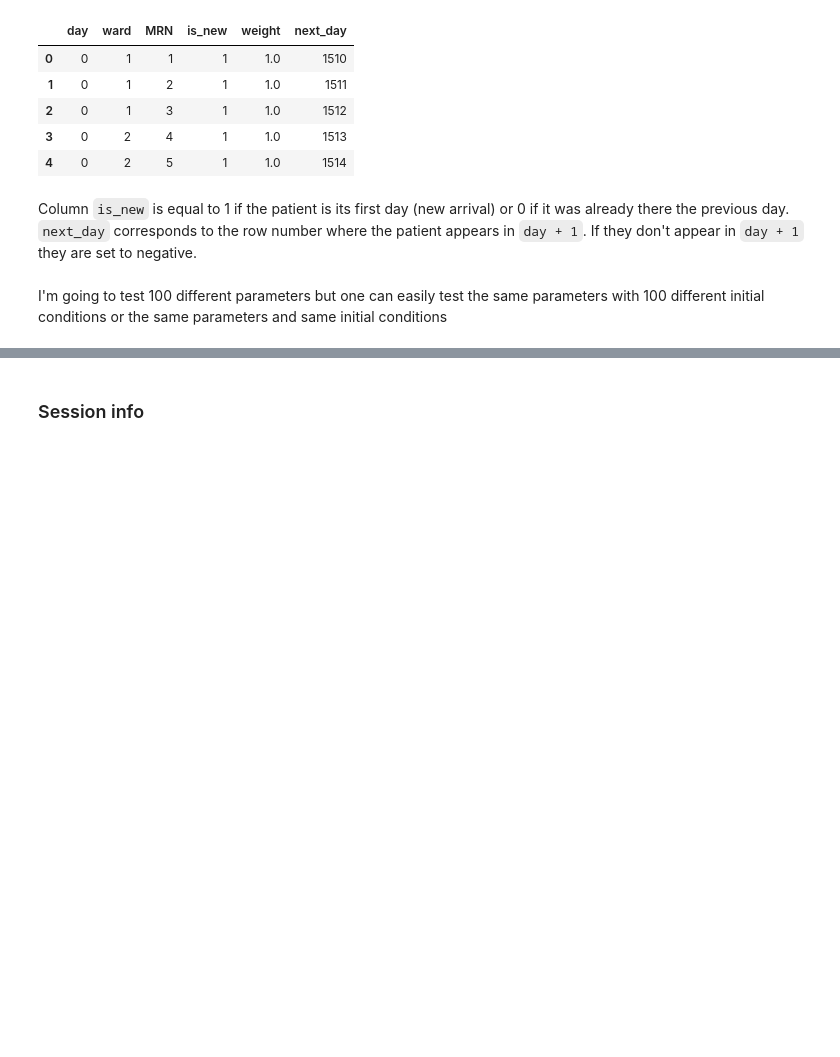
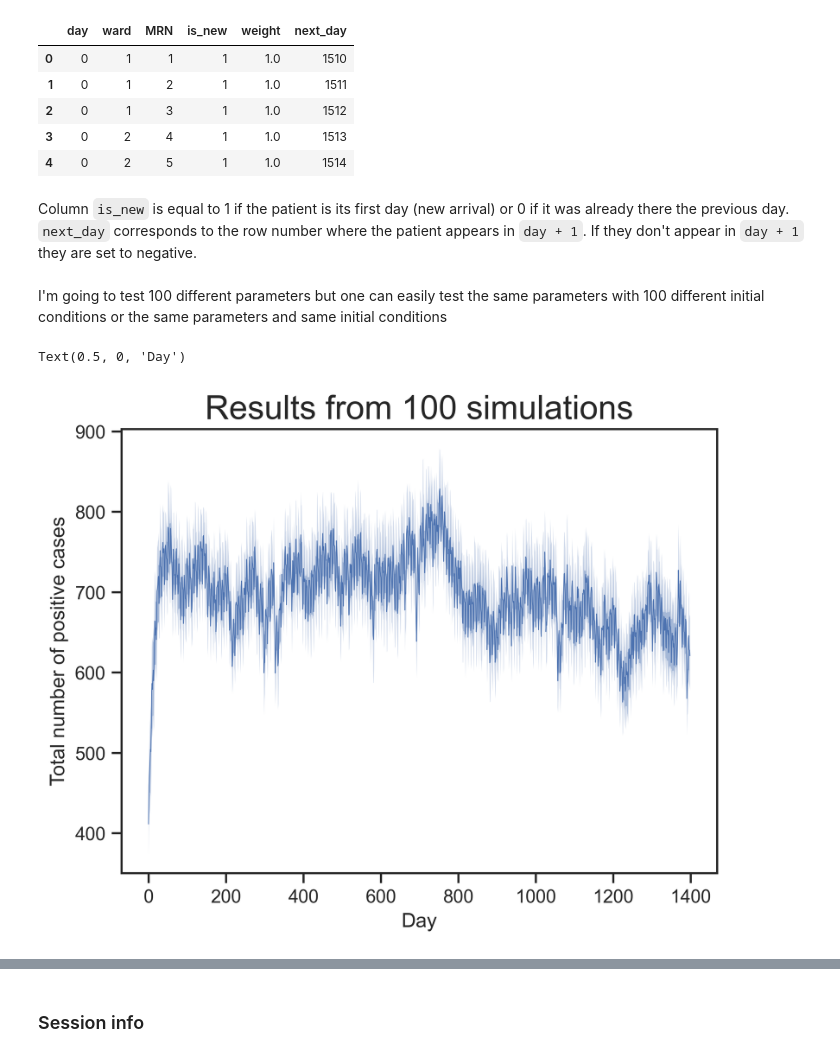
Before and after one commit to RodrigoZepeda/ABM_AMRO, a Jupyter notebook: tutorials/Tutorial_Tal_trajectory.ipynb, the cells around one changed output, grey strips where cells are left out. Cells and saved outputs as stored; diff of their text form; code cells hidden in the pictures; blank space fills up the shorter version.

Commit message:
added sum of cases and summary

```diff
--- a/tutorials/Tutorial_Tal_trajectory.ipynb
+++ b/tutorials/Tutorial_Tal_trajectory.ipynb
@@ -23,6 +7,27 @@ Note: you may need to restart the kernel to use updated packages.
 import pandas as pd
 import numpy as np
 import amro
+import seaborn as sns
+import matplotlib_inline.backend_inline
+from IPython.core.display import HTML
+
+# Context for figures in jupyter notebook
+sns.set(rc={"figure.dpi":200, 'savefig.dpi':300})
+sns.set_context('notebook')
+sns.set_style("ticks")
+matplotlib_inline.backend_inline.set_matplotlib_formats("retina")
+
+# My obsessive brain needs centered figures:
+# https://stackoverflow.com/a/66493988
+HTML("""
+<style>
+.output_png {
+    display: table-cell;
+    text-align: center;
+    vertical-align: middle;
+}
+</style>
+""")
 # %% [markdown]
 ### Data reading
 
@@ -59,7 +64,7 @@ ward_matrix = np.array(ward_matrix)
 # %% [markdown]
 I'm going to test 100 different parameters but one can easily test the same parameters with 100 different initial conditions or the same parameters and same initial conditions
 # %%
-#Create 100 simulations
+#Create 100 simulations and run them in ~ 20 seconds
 num_parameters = 100
 
 #Initial colonized values represent the probability that each patient starts up colonized
@@ -67,10 +72,24 @@ colonized_day_0 = 0.2*np.ones(shape = (initial_patients, num_parameters))
 
 #Create the parameter matrix
 parameters = np.array([
-                    np.linspace(0.1, 0.9, num_parameters), #Alpha
-                    np.linspace(0.2, 0.5, num_parameters), #Beta
-                    np.linspace(0.5, 0.7, num_parameters), #Gamma
+                    np.linspace(0.1, 0.1, num_parameters), #Alpha
+                    np.linspace(0.5, 0.5, num_parameters), #Beta
+                    np.linspace(0.02, 0.02, num_parameters), #Gamma
                     ]).transpose()
+
+simulations_100 = amro.simulate_discrete_model_internal_one(colonized_day_0, ward_matrix, total_patients_per_ward, parameters, 1)
+# %%
+#Create seaborn plot from lines
+quantiles_total_pos = amro.summary_of_total_positive(simulations_100, np.array([0.05, 0.95]))
+# %%
+ax = sns.lineplot(x = quantiles_total_pos[:,0], y = quantiles_total_pos[:,1], linewidth = 0.5)
+ax.fill_between(quantiles_total_pos[:,0], quantiles_total_pos[:,3], quantiles_total_pos[:,4], alpha=0.5)
+ax.set_title('Results from 100 simulations', fontsize=20)
+ax.set_ylabel('Total number of positive cases')
+ax.set_xlabel('Day')
+# %% [output]
+Text(0.5, 0, 'Day')
+[figure, added]
 # %%
 #Run the model 50 times to calculate how much does it take to run on average as well as the standard deviation
 #Note that this time is what it took to run not 1 but 100 simulations
```
Also changed, not shown: parts of 3 cells of this notebook, 4 other files.
